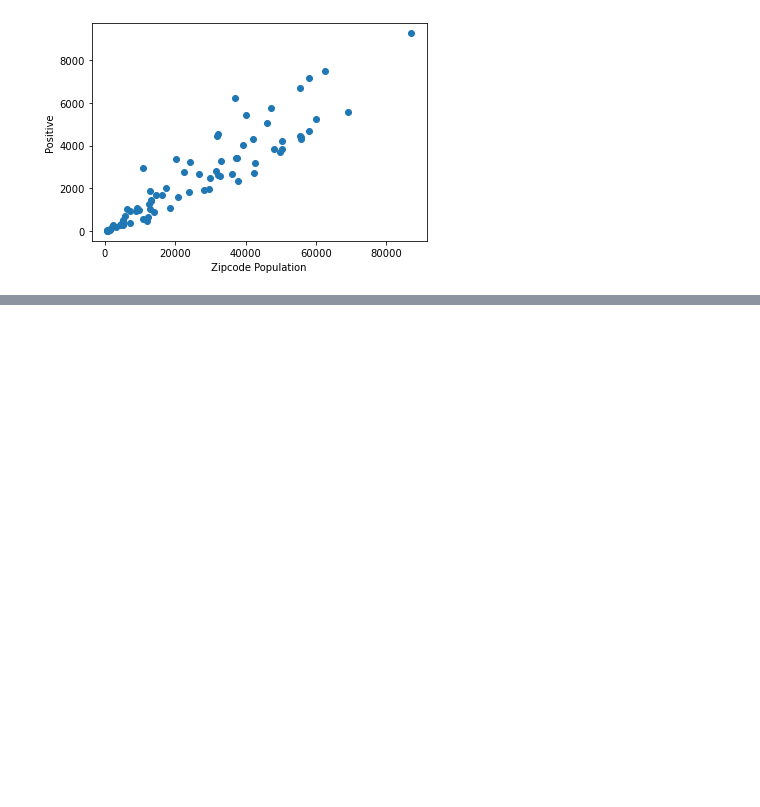
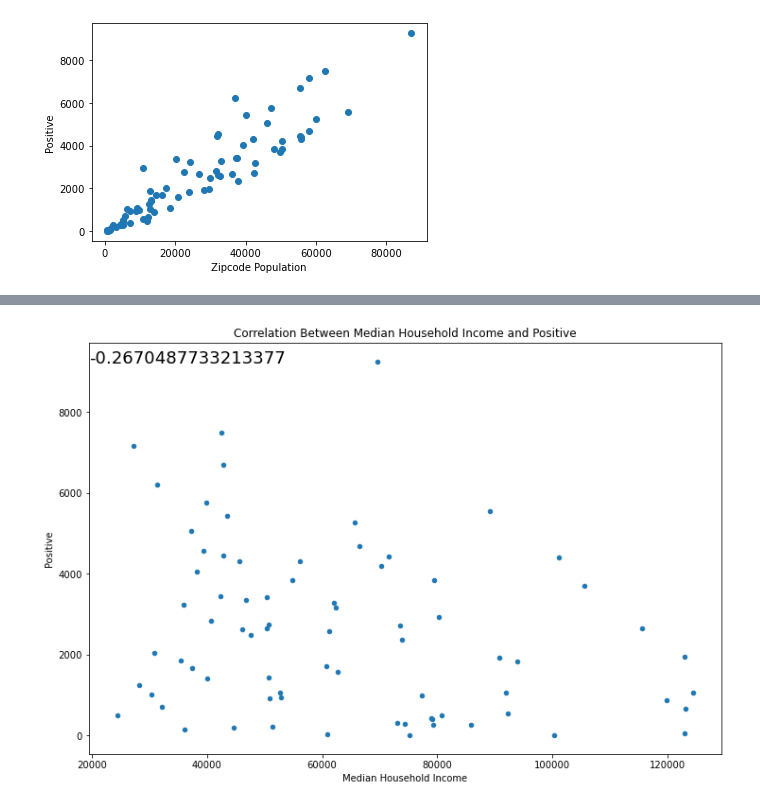
Before and after one commit to bakerv/COVID19, a Jupyter notebook: Untitled.ipynb, the cells around one changed output, grey strips where cells are left out. Cells and saved outputs as stored; diff of their text form; code cells hidden in the pictures; blank space fills up the shorter version.

```diff
--- a/Untitled.ipynb
+++ b/Untitled.ipynb
@@ -192,0 +180,8 @@ ValueError: Image size of 90261x278 pixels is too large. It must be less than 2^
+# %%
+income =["Median Household Income"]
+for element in income:
+    merge_df.plot.scatter(element,"Positive", figsize = (12,8),title=f'Correlation Between {element} and Positive')
+    correlation = st.pearsonr(merge_df[element],merge_df["Positive"])
+    plt.annotate(correlation[0],xy=(0,0.95),fontsize = 18,xycoords='axes fraction')
+# %% [output]
+[figure, added]
```
Also changed, not shown: parts of 6 cells of this notebook.
